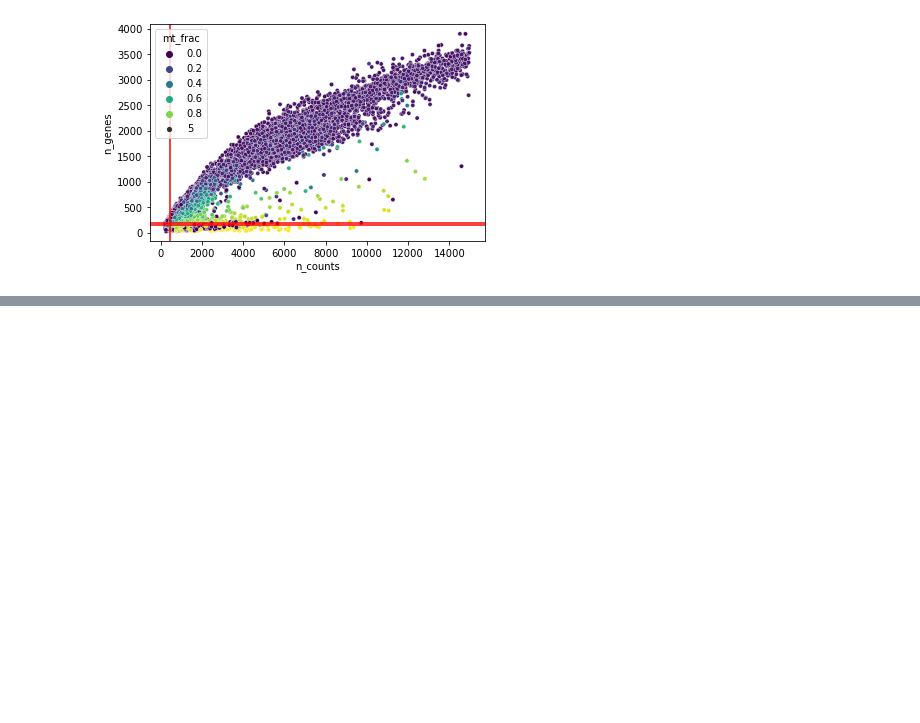
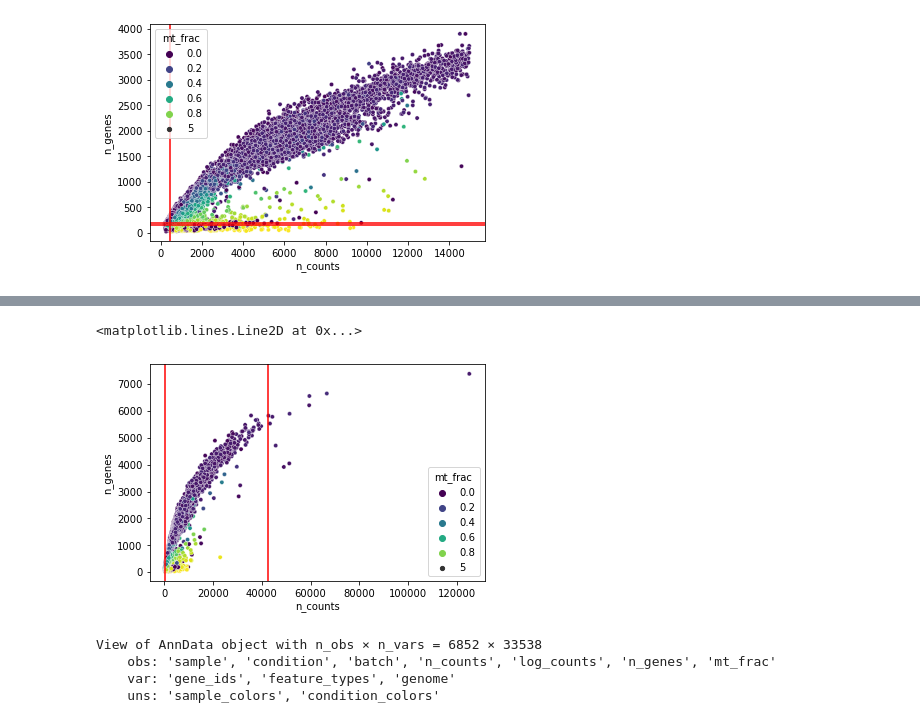
Before and after one commit to ipanj/DDD_disk, a Jupyter notebook: notebooks/covid_sc_analysis_chris.ipynb, the cells around one changed output, grey strips where cells are left out. Drawn from its saved outputs; the diff is of its cells as text; code cells hidden in the pictures; blank space fills up the shorter version.

```diff
--- a/notebooks/covid_sc_analysis_chris.ipynb
+++ b/notebooks/covid_sc_analysis_chris.ipynb
@@ -386,0 +435,20 @@ Number of cells after gene filter: 6515
+# %%
+sb.scatterplot(data=adata.obs,
+               x='n_counts',
+               y='n_genes',
+               hue='mt_frac',
+               palette="viridis",
+               size=5
+              )
+plt.axvline(x=402.13, c="red")
+plt.axvline(x=42505.31, c="red")
+# %% [output]
+<matplotlib.lines.Line2D at 0x...>
+[figure, added]
+# %%
+adata_flt_all_auto
+# %% [output]
+View of AnnData object with n_obs × n_vars = 6852 × 33538
+    obs: 'sample', 'condition', 'batch', 'n_counts', 'log_counts', 'n_genes', 'mt_frac'
+    var: 'gene_ids', 'feature_types', 'genome'
+    uns: 'sample_colors', 'condition_colors'
```
Also changed, not shown: parts of 12 cells of this notebook.
